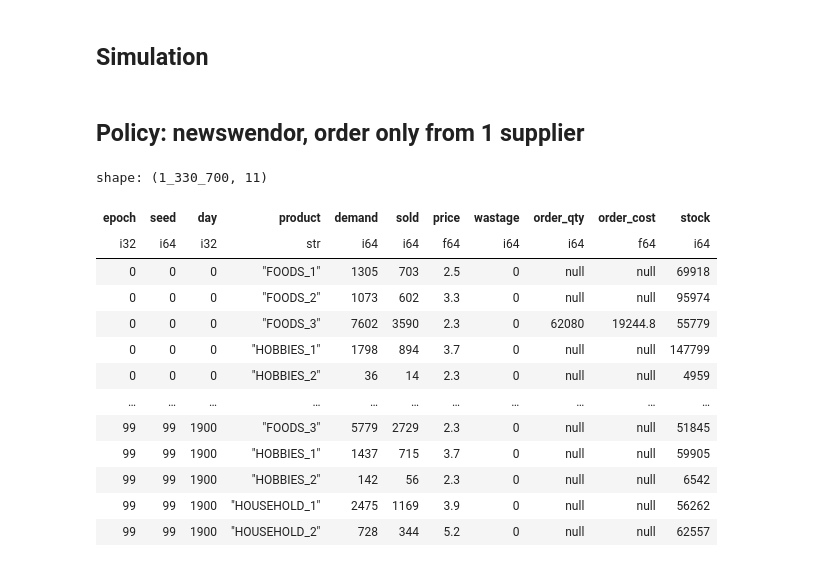
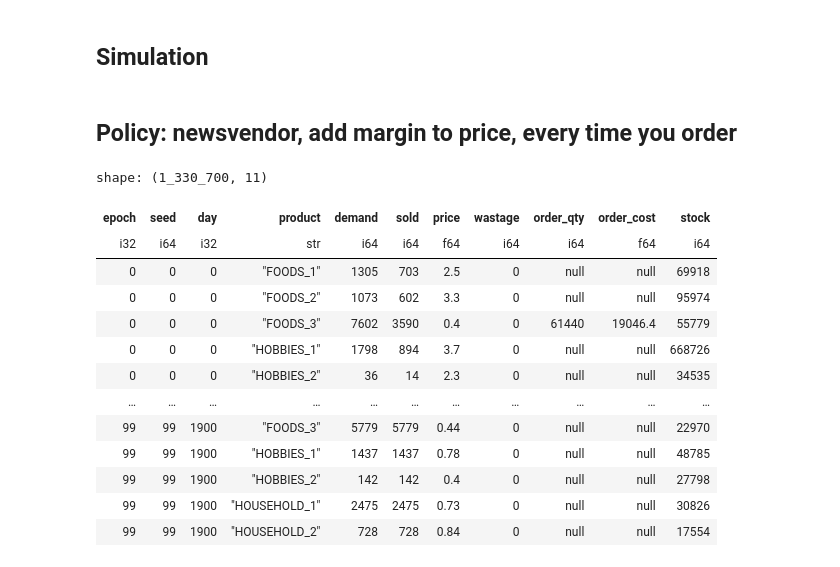
Before and after one commit to peppy-senpai/retail-revenue-management, a Jupyter notebook: code/sim/newswendor_apply_margin.ipynb, the cells around one changed output. Cells and saved outputs as stored; diff of their text form; code cells hidden in the pictures.

```diff
--- a/code/sim/newswendor_apply_margin.ipynb
+++ b/code/sim/newswendor_apply_margin.ipynb
@@ -376,8 +372,8 @@ shelf_life_dict = {
     'FOODS_1'       : 270,
     'FOODS_2'       : 120,
     'FOODS_3'       : 12,
-    'HOBBIES_1'     : 1000,
-    'HOBBIES_2'     : 1000,
+    'HOBBIES_1'     : 500,
+    'HOBBIES_2'     : 500,
     'HOUSEHOLD_1'   : 400,
     'HOUSEHOLD_2'   : 400,
 }
@@ -481,7 +477,7 @@ def process_events(time, event):
         wastage.append((time, flushout))
         return flushout     # [products, units written off], for the daily log
 # %% [markdown]
-## Policy: newswendor, order only from 1 supplier
+## Policy: newsvendor, add margin to price, every time you order
 # %%
 LEAD_WINDOW = 5   # realised lead times kept per product, pooled over its suppliers
 
@@ -515,10 +511,10 @@ class Policy:
                         'FOODS_1': 60,
                         'FOODS_2': 120,
                         'FOODS_3': 10,
-                        'HOBBIES_1': 100,
-                        'HOBBIES_2': 100,
-                        'HOUSEHOLD_1': 100,
-                        'HOUSEHOLD_2': 100}
+                        'HOBBIES_1': 500,
+                        'HOBBIES_2': 500,
+                        'HOUSEHOLD_1': 400,
+                        'HOUSEHOLD_2': 400}
 
     def reset_epoch(self):
         """Clear stock in transit; the calendar is wiped on sim.reset(). Lead-time history is kept."""
@@ -558,7 +554,7 @@ class Policy:
         sigma_lt = np.sqrt(L * sigma**2 + d**2 * sL**2)   # demand noise + lead-time noise
         self.reorder_point[product] = d * L + self.z * sigma_lt
 
-    def newswendor(self, product, quotes):
+    def newsvendor(self, product, quotes):
         product_idx = demand.product.index(product)
         decision_period = self.shelf_life[product]
 
@@ -608,7 +604,7 @@ class Policy:
         lead_std  = np.array([q.supplier.lead_time.std() for q in quotes], dtype=float)
 
         margin = np.max(cost)*(self.markup[product])  # profit lost per unit short
-        cost_o = np.max(cost)                         # cost of a unit left over (as in newswendor)
+        cost_o = np.max(cost)                         # cost of a unit left over (as in newsvendor)
 
         # Expected units lost before each supplier's delivery lands (normal loss function).
         # Lead-time demand variance = demand noise over L days + lead-time noise at rate d.
@@ -655,7 +651,7 @@ class Policy:
             self.update_reorder_point(product)              # demand and lead times move daily
             if position <= self.reorder_point[product]:
                 quotes = supplier_book.order_proposal(product, rng=sim.supplier_rng)
-                order_qty = self.newswendor(product, quotes)
+                order_qty = self.newsvendor(product, quotes)
 
                 result = self.order_lp(product, quotes, order_qty)
                 if result is None:
@@ -671,6 +667,12 @@ class Policy:
                 self.record_order(placed)
                 placed_today.extend(placed)
 
+                # Reprice on cost-plus: unit cost of this order (weighted by units, not lots,
+                # as computed by order_purchase) marked up. Skipped if nothing was ordered.
+                if placed:
+                    unit_cost = placed[0]['unit_price']
+                    inventory.set_price({product: {'price': round((1 + self.markup[product]) * unit_cost, 2)}})
+
         return placed_today
 # %%
 policy = Policy(inventory)
@@ -697,7 +699,7 @@ for epoch in tqdm(range(EPOCH), desc='epochs'):
     # the opening lots' 'expire' events land on the fresh calendar.
     opening_order = {
         product: {
-            'quantity': int(policy.newswendor(product, supplier_book.order_proposal(product, rng=sim.supplier_rng))),
+            'quantity': int(policy.newsvendor(product, supplier_book.order_proposal(product, rng=sim.supplier_rng))),
             'price': initial_order[product]['price'],
             'shelf_life': initial_order[product]['shelf_life'],
         }
@@ -746,40 +748,40 @@ for epoch in tqdm(range(EPOCH), desc='epochs'):
             log['price'].append(float(status.get(product, {}).get('price', np.nan)))
             log['wastage'].append(day_wastage[product])
             # Purchase details only on the day an order is placed; empty otherwise.
             ordered = product in day_order_qty
             log['order_qty'].append(day_order_qty[product] if ordered else None)
             log['order_cost'].append(float(day_order_cost[product]) if ordered else None)
             log['stock'].append(status.get(product, {}).get('quantity', 0))
 
         sim.clock_step()
 
 sim_log = (
     pl.DataFrame(log, schema={
         'epoch': pl.Int32, 'seed': pl.Int64, 'day': pl.Int32, 'product': pl.Utf8,
         'demand': pl.Int64, 'sold': pl.Int64, 'price': pl.Float64, 'wastage': pl.Int64,
         'order_qty': pl.Int64, 'order_cost': pl.Float64, 'stock': pl.Int64,
     })
     .with_columns(pl.col('price').fill_nan(None))   # unpriced -> null, like the other gaps
 )
 
 results_folder = Path.cwd().parents[1] / 'results'   # repo root, alongside code/ and data/
 results_folder.mkdir(exist_ok=True)
 # Parquet keeps the column types, has no row limit, and is far smaller and faster than
 # Excel. Read back with pl.read_parquet(...).
-sim_log.write_parquet(results_folder / 'Newswendor_SingleSupplier_ConstantPrice.parquet')
+sim_log.write_parquet(results_folder / 'Newsvendor_SingleSupplier_MarginPrice.parquet')
 sim_log
 # %% [output]
 shape: (1_330_700, 11)
 | epoch | seed | day | product | demand | sold | price | wastage | order_qty | order_cost | stock |
 | i32 | i64 | i32 | str | i64 | i64 | f64 | i64 | i64 | f64 | i64 |
 | 0 | 0 | 0 | "FOODS_1" | 1305 | 703 | 2.5 | 0 | null | null | 69918 |
 | 0 | 0 | 0 | "FOODS_2" | 1073 | 602 | 3.3 | 0 | null | null | 95974 |
-| 0 | 0 | 0 | "FOODS_3" | 7602 | 3590 | 2.3 | 0 | 62080 | 19244.8 | 55779 |
-| 0 | 0 | 0 | "HOBBIES_1" | 1798 | 894 | 3.7 | 0 | null | null | 147799 |
-| 0 | 0 | 0 | "HOBBIES_2" | 36 | 14 | 2.3 | 0 | null | null | 4959 |
+| 0 | 0 | 0 | "FOODS_3" | 7602 | 3590 | 0.4 | 0 | 61440 | 19046.4 | 55779 |
+| 0 | 0 | 0 | "HOBBIES_1" | 1798 | 894 | 3.7 | 0 | null | null | 668726 |
+| 0 | 0 | 0 | "HOBBIES_2" | 36 | 14 | 2.3 | 0 | null | null | 34535 |
 | … | … | … | … | … | … | … | … | … | … | … |
-| 99 | 99 | 1900 | "FOODS_3" | 5779 | 2729 | 2.3 | 0 | null | null | 51845 |
-| 99 | 99 | 1900 | "HOBBIES_1" | 1437 | 715 | 3.7 | 0 | null | null | 59905 |
-| 99 | 99 | 1900 | "HOBBIES_2" | 142 | 56 | 2.3 | 0 | null | null | 6542 |
-| 99 | 99 | 1900 | "HOUSEHOLD_1" | 2475 | 1169 | 3.9 | 0 | null | null | 56262 |
-| 99 | 99 | 1900 | "HOUSEHOLD_2" | 728 | 344 | 5.2 | 0 | null | null | 62557 |
+| 99 | 99 | 1900 | "FOODS_3" | 5779 | 5779 | 0.44 | 0 | null | null | 22970 |
+| 99 | 99 | 1900 | "HOBBIES_1" | 1437 | 1437 | 0.78 | 0 | null | null | 48785 |
+| 99 | 99 | 1900 | "HOBBIES_2" | 142 | 142 | 0.4 | 0 | null | null | 27798 |
+| 99 | 99 | 1900 | "HOUSEHOLD_1" | 2475 | 2475 | 0.73 | 0 | null | null | 30826 |
+| 99 | 99 | 1900 | "HOUSEHOLD_2" | 728 | 728 | 0.84 | 0 | null | null | 17554 |
```
Also changed, not shown: parts of 4 cells of this notebook, 5 other files.
